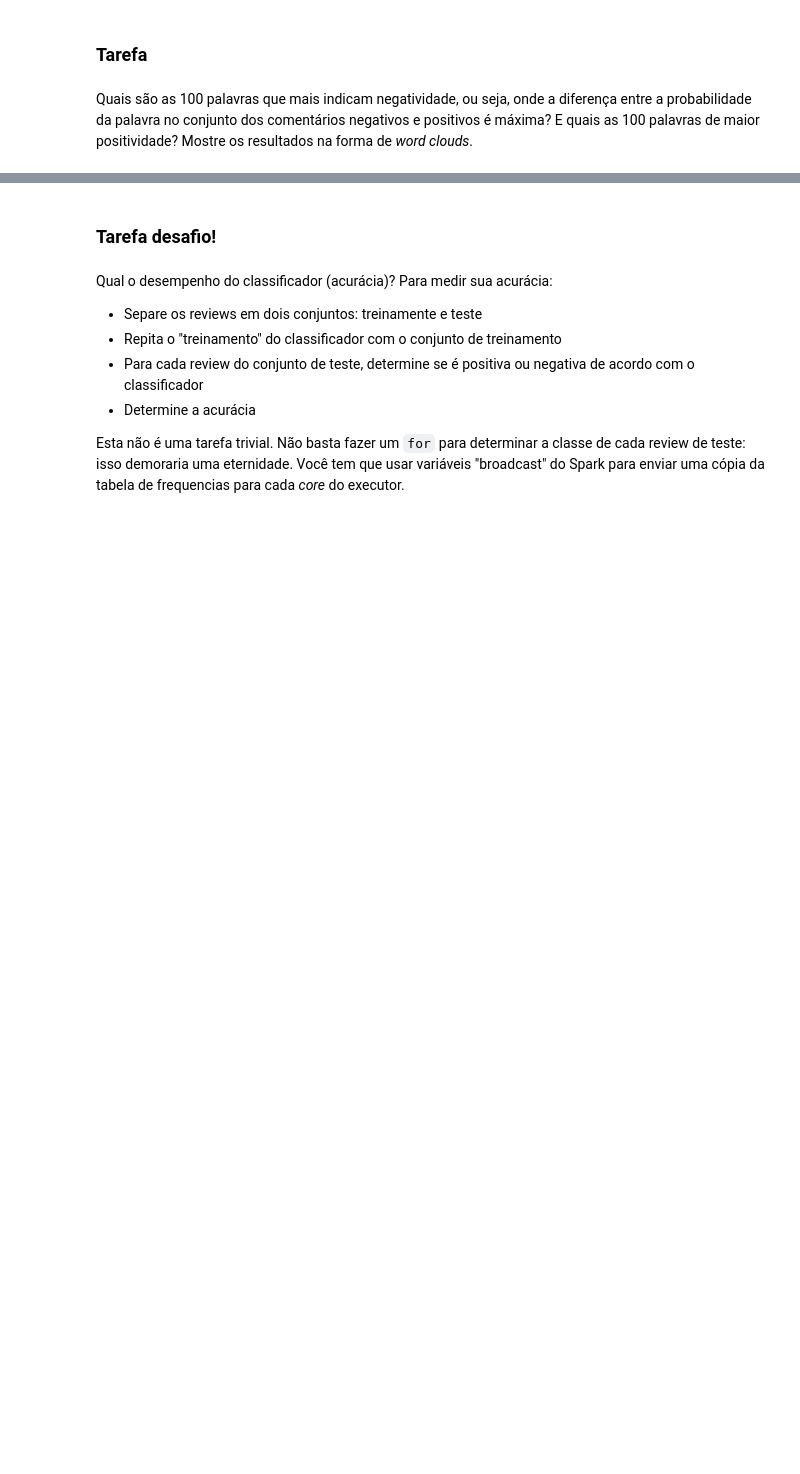
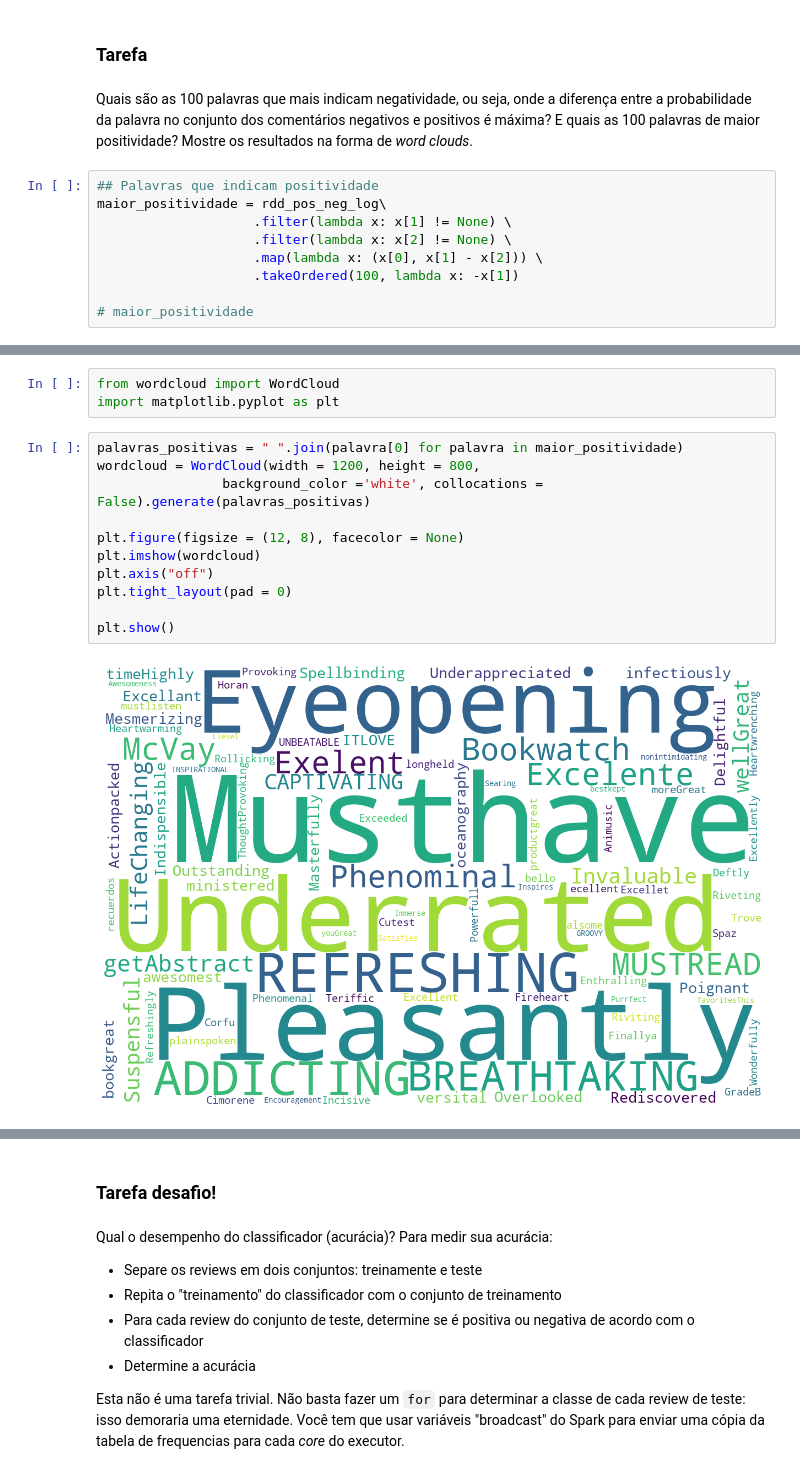
Before and after one commit to henriquemf/projeto-2-megadados, a Jupyter notebook: projeto_spark.ipynb, the cells around one changed output, grey strips where cells are left out. Cells and saved outputs as stored; diff of their text form; blank space fills up the shorter version.

```diff
--- a/projeto_spark.ipynb
+++ b/projeto_spark.ipynb
@@ -292,3 +290,12 @@ Agora que temos um classificador Naive-Bayes, vamos explorá-lo um pouco:
 ### Tarefa
 # %% [markdown]
 Quais são as 100 palavras que mais indicam negatividade, ou seja, onde a diferença entre a probabilidade da palavra no conjunto dos comentários negativos e positivos é máxima? E quais as 100 palavras de maior positividade? Mostre os resultados na forma de *word clouds*.
+# %%
+## Palavras que indicam positividade
+maior_positividade = rdd_pos_neg_log\
+                    .filter(lambda x: x[1] != None) \
+                    .filter(lambda x: x[2] != None) \
+                    .map(lambda x: (x[0], x[1] - x[2])) \
+                    .takeOrdered(100, lambda x: -x[1])
+
+# maior_positividade
@@ -294,0 +329,16 @@ Quais são as 100 palavras que mais indicam negatividade, ou seja, onde a difere
+# %%
+from wordcloud import WordCloud
+import matplotlib.pyplot as plt
+# %%
+palavras_positivas = " ".join(palavra[0] for palavra in maior_positividade)
+wordcloud = WordCloud(width = 1200, height = 800,
+                background_color ='white', collocations = False).generate(palavras_positivas)
+
+plt.figure(figsize = (12, 8), facecolor = None)
+plt.imshow(wordcloud)
+plt.axis("off")
+plt.tight_layout(pad = 0)
+
+plt.show()
+# %% [output]
+[figure, added]
```
Also changed, not shown: parts of 27 cells of this notebook.
